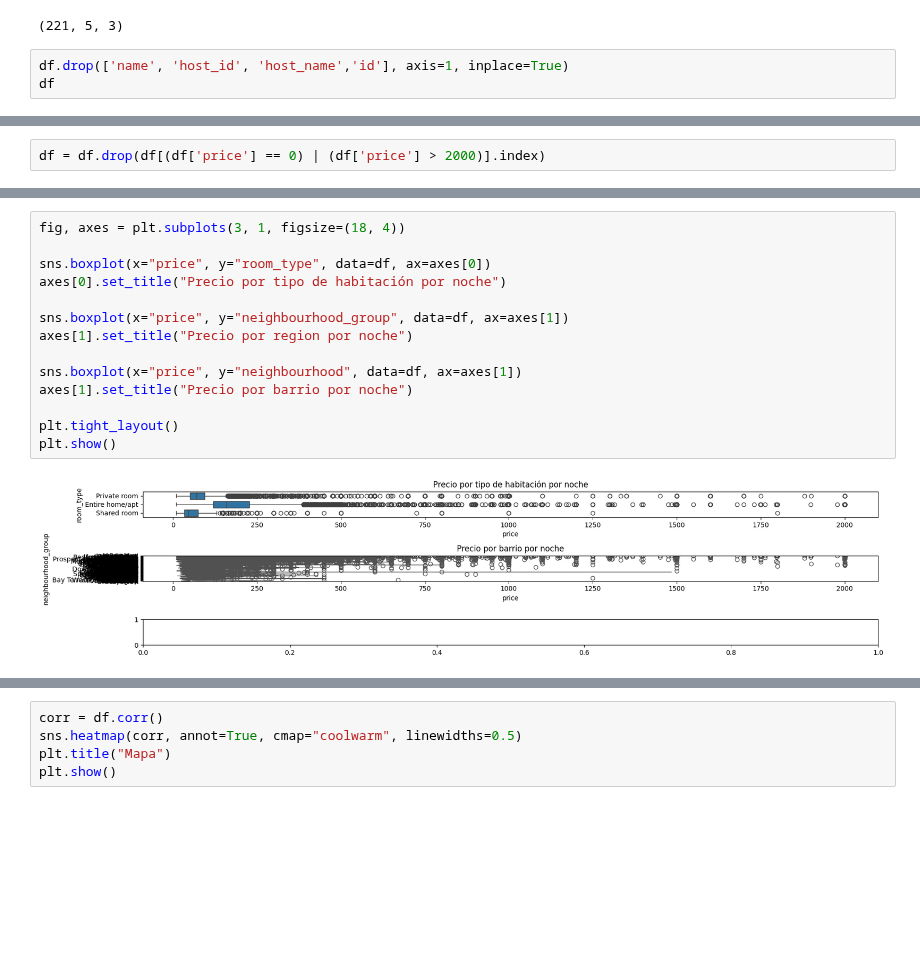
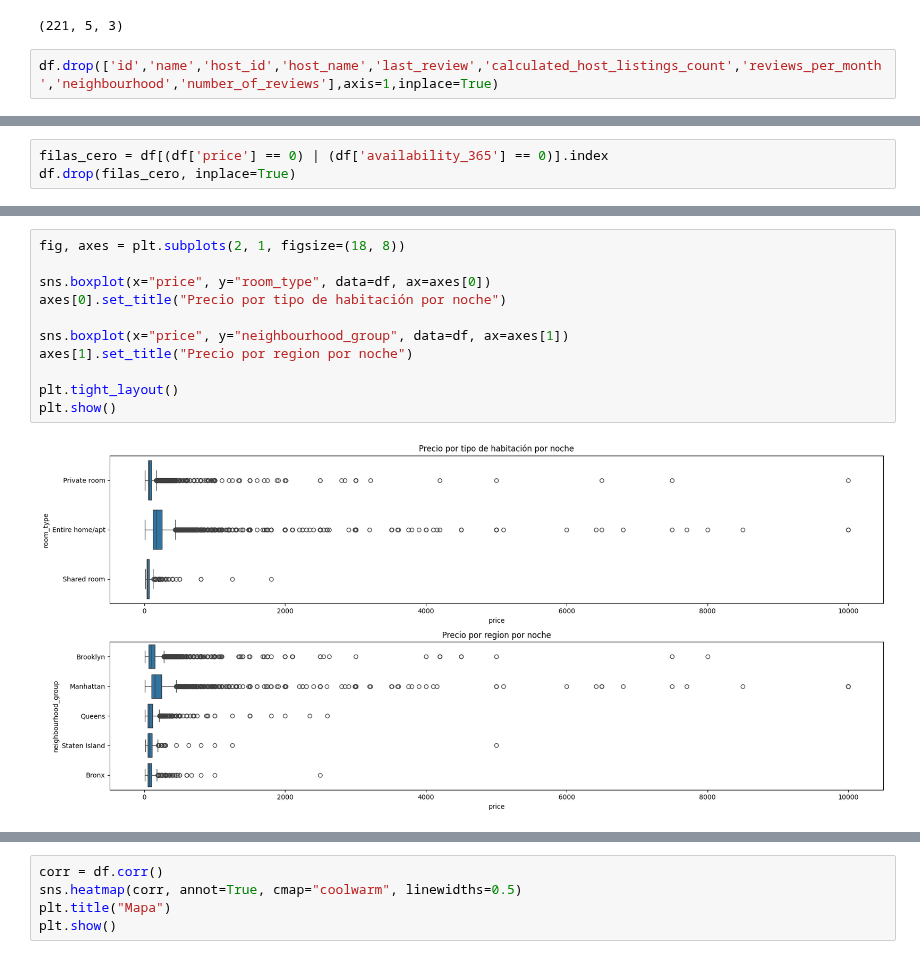
Before and after one commit to 4GeeksAcademy/GuilloMansa-MachineLearning, a Jupyter notebook: src/00-eda-airbnb-ny.ipynb, the cells around one changed output, grey strips where cells are left out. Cells and saved outputs as stored; diff of their text form; blank space fills up the shorter version.

```diff
--- a/src/00-eda-airbnb-ny.ipynb
+++ b/src/00-eda-airbnb-ny.ipynb
@@ -133,5 +148,4 @@ num_distintos,num_distintos_group, num_distintos_room
 # %% [output]
 (221, 5, 3)
 # %%
-df.drop(['name', 'host_id', 'host_name','id'], axis=1, inplace=True)
-df
+df.drop(['id','name','host_id','host_name','last_review','calculated_host_listings_count','reviews_per_month','neighbourhood','number_of_reviews'],axis=1,inplace=True)
@@ -152,2 +172,3 @@ df
 # %%
-df = df.drop(df[(df['price'] == 0) | (df['price'] > 2000)].index)
+filas_cero = df[(df['price'] == 0) | (df['availability_365'] == 0)].index
+df.drop(filas_cero, inplace=True)
@@ -154,19 +200,16 @@ df = df.drop(df[(df['price'] == 0) | (df['price'] > 2000)].index)
 # %%
-fig, axes = plt.subplots(3, 1, figsize=(18, 4))
+fig, axes = plt.subplots(2, 1, figsize=(18, 8))
 
 sns.boxplot(x="price", y="room_type", data=df, ax=axes[0])
 axes[0].set_title("Precio por tipo de habitación por noche")
 
 sns.boxplot(x="price", y="neighbourhood_group", data=df, ax=axes[1])
 axes[1].set_title("Precio por region por noche")
 
-sns.boxplot(x="price", y="neighbourhood", data=df, ax=axes[1])
-axes[1].set_title("Precio por barrio por noche")
-
 plt.tight_layout()
 plt.show()
 # %% [output]
-[figure, old version]
+[figure, new version]
 # %%
 plt.figure (figsize=(12,8))
 sns.scatterplot(data=df, x='longitude', y='latitude',hue='neighbourhood_group', s=5)
```
Also changed, not shown: parts of 13 cells of this notebook.
